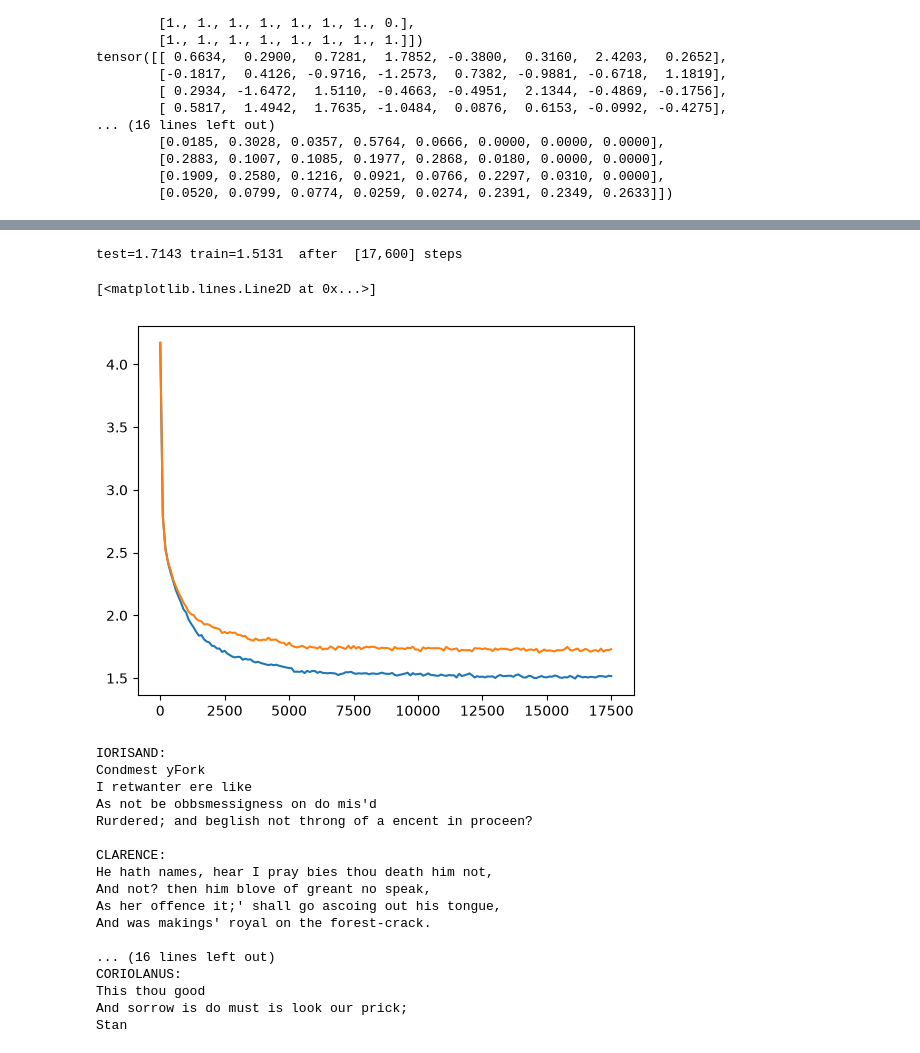
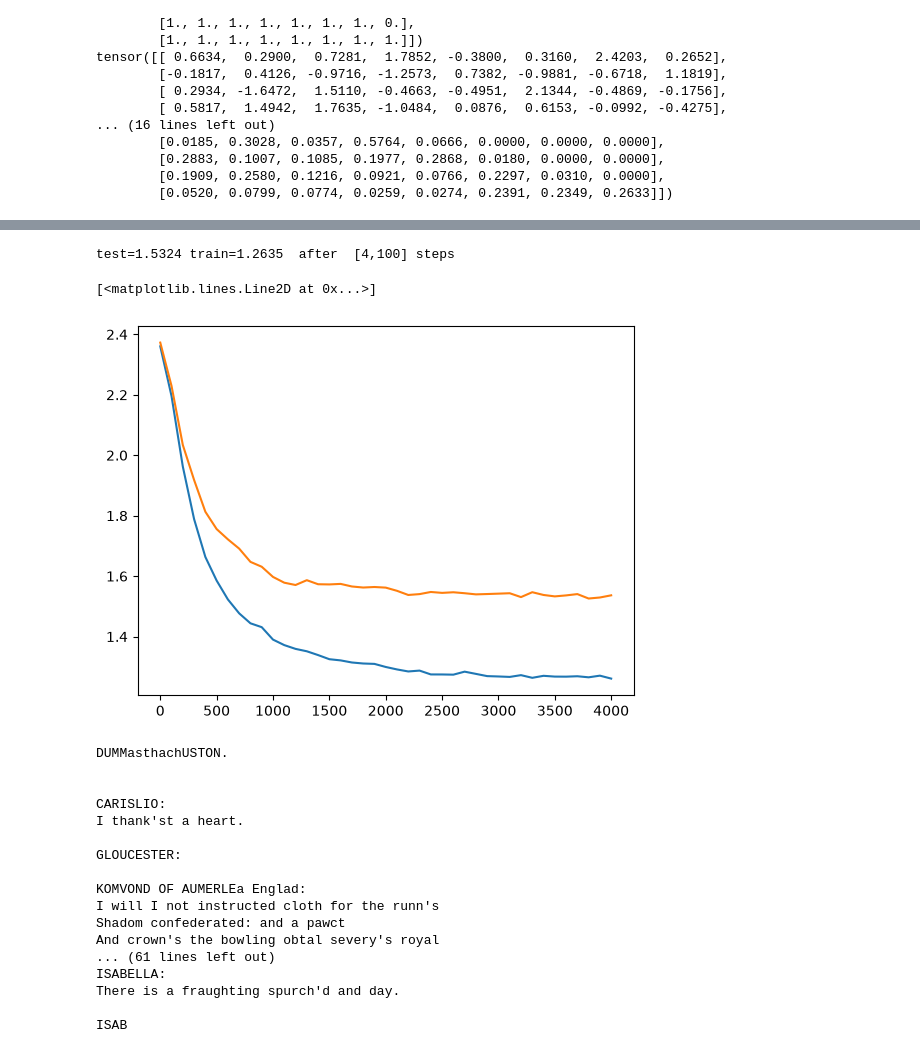
Before and after one commit to nevidomy/ml_learning, a Jupyter notebook: gpt/gpt.ipynb, the cells around one changed output, grey strips where cells are left out. Saved outputs shown, nothing was run; the diff lists cells and outputs as text; code cells hidden in the pictures.

```diff
--- a/gpt/gpt.ipynb
+++ b/gpt/gpt.ipynb
@@ -457,22 +498,28 @@ Parameters: 81,793
 # %%
 import matplotlib.pyplot as plt
 
-optimizer = optim.AdamW(m.parameters(), lr=1e-5)
-losses = training_loop(m, optimizer, INPUT_TRAIN, 2500, 128, 64)
+optimizer = optim.AdamW(m.parameters(), lr=3e-5)
+losses = training_loop(m, optimizer, INPUT_TRAIN, 1000, 256, 64)
 total_steps = 100*len(stats_losses)
 print(f"test={losses[1]:.4f} train={losses[0]:.4f}  after  [{total_steps:,}] steps" )
 
 # to beat: 1.8272
 # new best: 1.7573! @ 16.5k steps with ~23 it/s
 # test=1.6534 train=1.4576  after  [22,100] steps
 
+# test=1.5807 train=1.3858  after  [2,600] steps
+# test=1.5613 train=1.2640  after  [5,100] steps
+
+#test=1.5174 train=1.3056  after  [8,200] steps
+#test=1.5140 train=1.2670  after  [16,200] steps
+
 cpu_stats_losses = [(x[0].to("cpu"), x[1].to("cpu")) for x in stats_losses]
 plt.plot([x*100 for x in range(len(cpu_stats_losses))], [y[0] for y in cpu_stats_losses])
 plt.plot([x*100 for x in range(len(cpu_stats_losses))], [y[1] for y in cpu_stats_losses])
 # %% [output]
-test=1.7143 train=1.5131  after  [17,600] steps
+test=1.5324 train=1.2635  after  [4,100] steps
 [<matplotlib.lines.Line2D at 0x...>]
-[figure, old version]
+[figure, new version]
 # %%
 CONTEXT_WIDTH = 64
 
@@ -485,22 +532,22 @@ def generate(context, max_new_tokens):
         return context
 
 
-print(''.join([VOCAB[i] for i in generate(torch.zeros((1, CONTEXT_WIDTH), dtype=torch.long, device=DEVICE), 1000)[0][CONTEXT_WIDTH:].tolist()]))
+print(''.join([VOCAB[i] for i in generate(torch.zeros((1, CONTEXT_WIDTH), dtype=torch.long, device=DEVICE), 2000)[0][CONTEXT_WIDTH:].tolist()]))
 # %% [output]
-IORISAND:
-Condmest yFork
-I retwanter ere like
-As not be obbsmessigness on do mis'd
-Rurdered; and beglish not throng of a encent in proceen?
+DUMMasthachUSTON.
 
-CLARENCE:
-He hath names, hear I pray bies thou death him not,
-And not? then him blove of greant no speak,
-As her offence it;' shall go ascoing out his tongue,
-And was makings' royal on the forest-crack.
 
-... (16 lines left out)
-CORIOLANUS:
-This thou good
-And sorrow is do must is look our prick;
-Stan
+CARISLIO:
+I thank'st a heart.
+
+GLOUCESTER:
+
+KOMVOND OF AUMERLEa Englad:
+I will I not instructed cloth for the runn's
+Shadom confederated: and a pawct
+And crown's the bowling obtal severy's royal
+... (61 lines left out)
+ISABELLA:
+There is a fraughting spurch'd and day.
+
+ISAB
```
Also changed, not shown: parts of 2 cells of this notebook.
